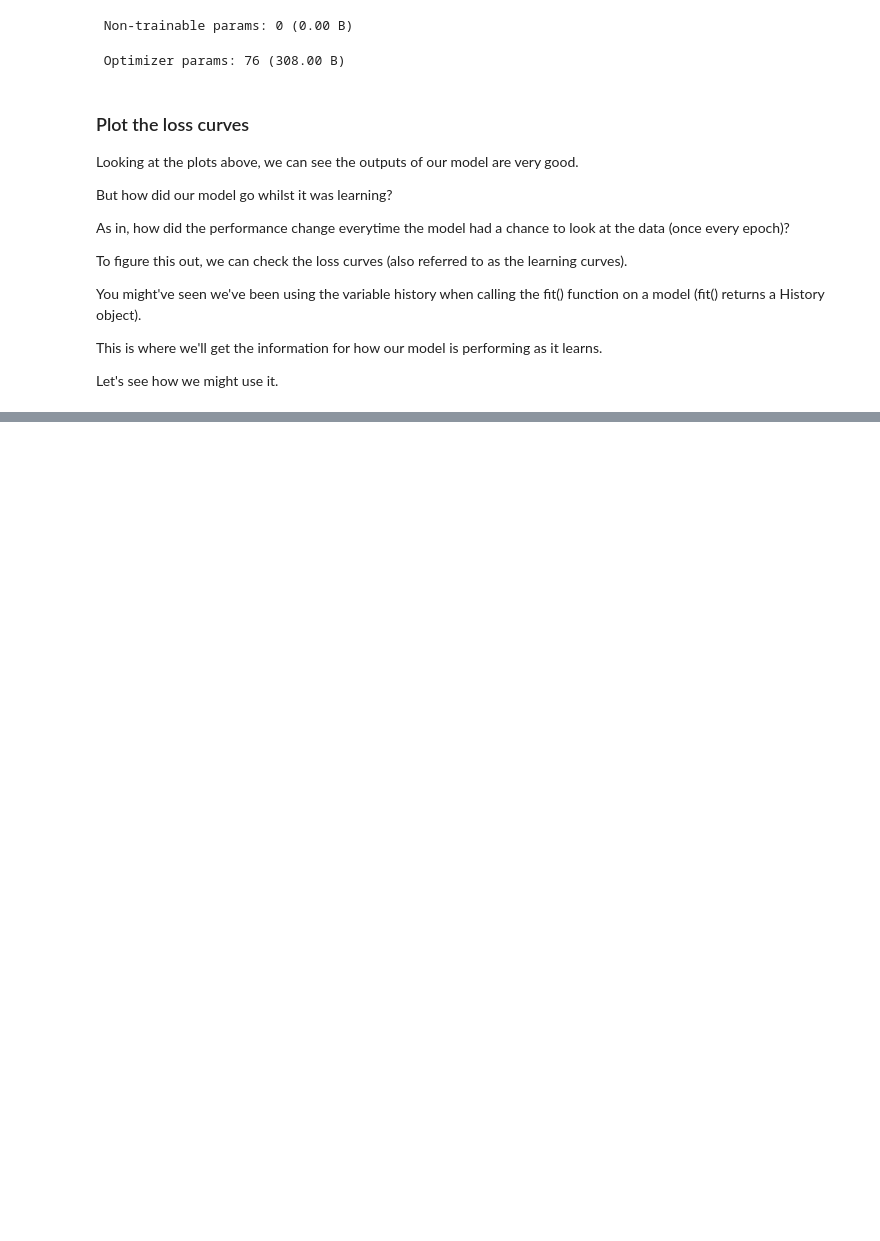
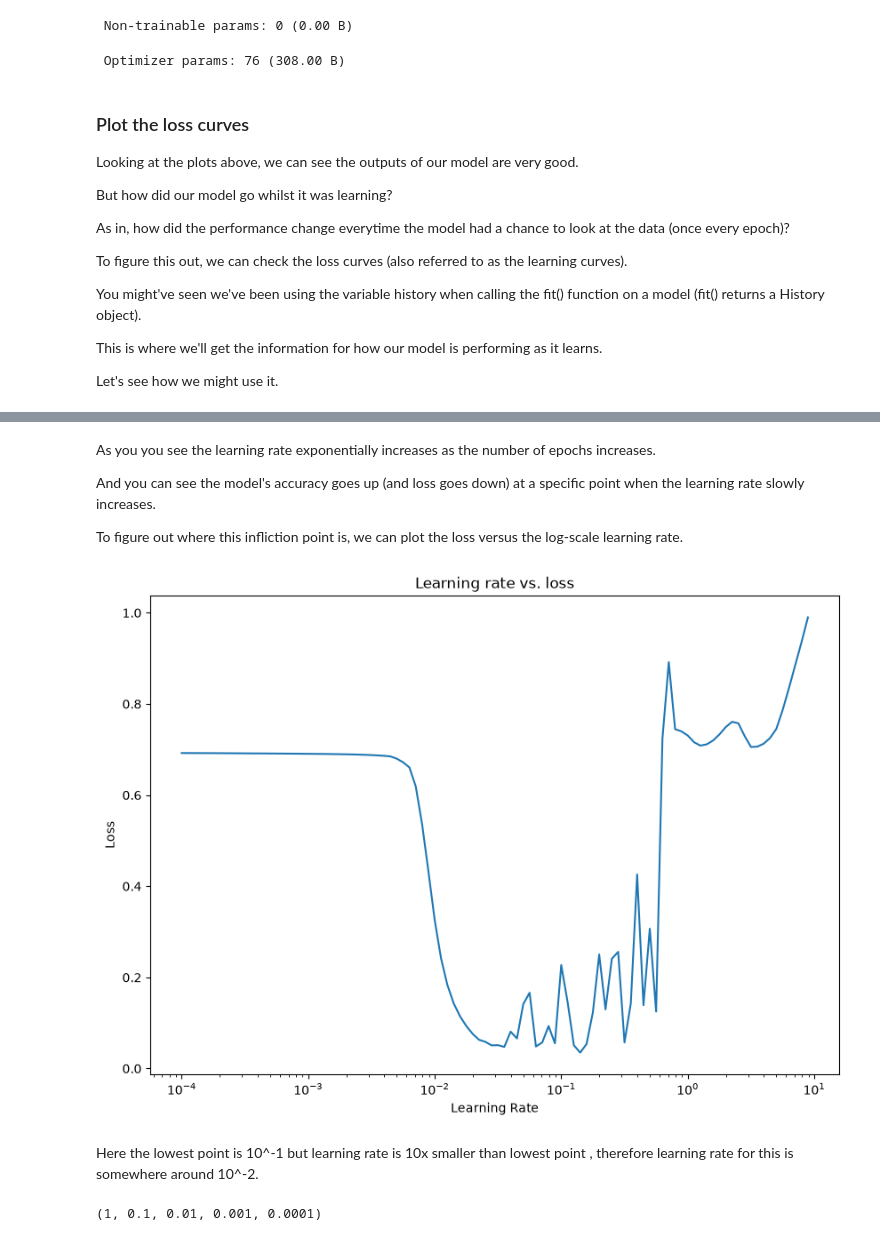
Before and after one commit to PALAKKKAGARWAL/TensorFlow, a Jupyter notebook: Neural_network.ipynb, the cells around one changed output, grey strips where cells are left out. Drawn from its saved outputs; the diff is of its cells as text; code cells hidden in the pictures; blank space fills up the shorter version.

```diff
--- a/Neural_network.ipynb
+++ b/Neural_network.ipynb
@@ -743,0 +816,23 @@ Let's see how we might use it.
+# %% [markdown]
+As you you see the learning rate exponentially increases as the number of epochs increases.
+
+And you can see the model's accuracy goes up (and loss goes down) at a specific point when the learning rate slowly increases.
+
+To figure out where this infliction point is, we can plot the loss versus the log-scale learning rate.
+# %%
+# Plot the learning rate versus the loss
+lrs = 1e-4 * (10 ** (np.arange(100)/20))
+plt.figure(figsize=(10, 7))
+plt.semilogx(lrs, history.history["loss"]) # we want the x-axis (learning rate) to be log scale
+plt.xlabel("Learning Rate")
+plt.ylabel("Loss")
+plt.title("Learning rate vs. loss");
+# %% [output]
+[figure, added]
+# %% [markdown]
+Here the lowest point is 10^-1 but learning rate is 10x smaller than lowest point , therefore learning rate for this is somewhere around 10^-2.
+# %%
+# Example of other typical learning rate values
+10**0, 10**-1, 10**-2, 10**-3, 1e-4
+# %% [output]
+(1, 0.1, 0.01, 0.001, 0.0001)
```
Also changed, not shown: parts of 37 cells of this notebook, 1 other file.
